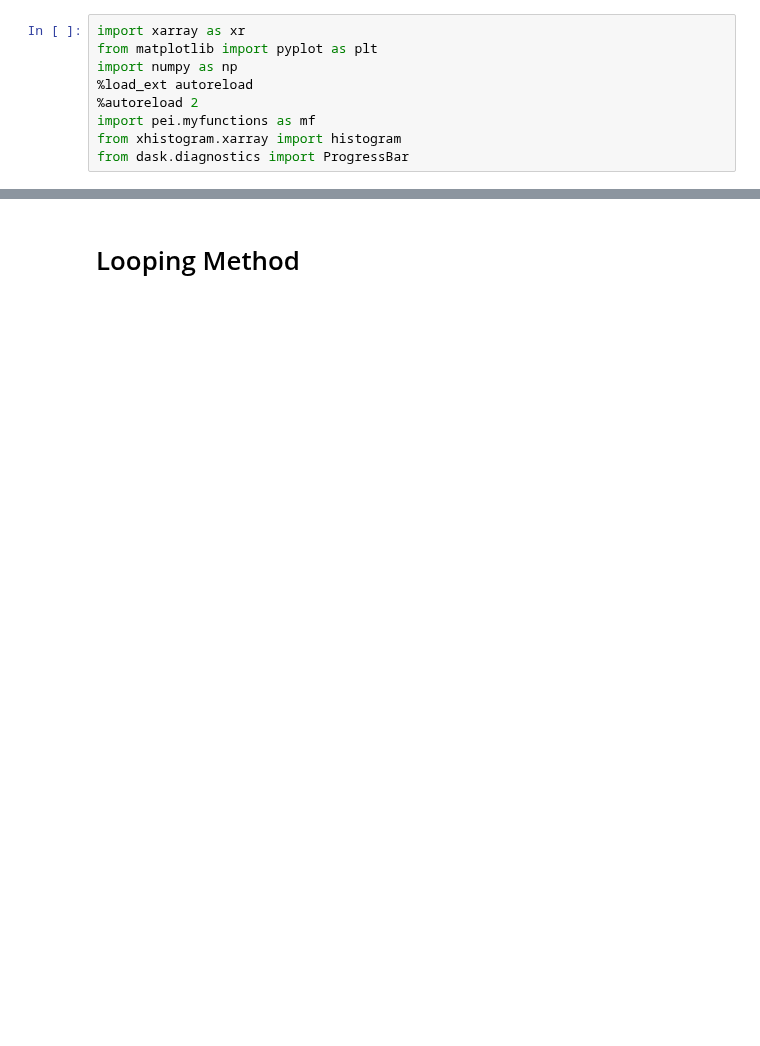
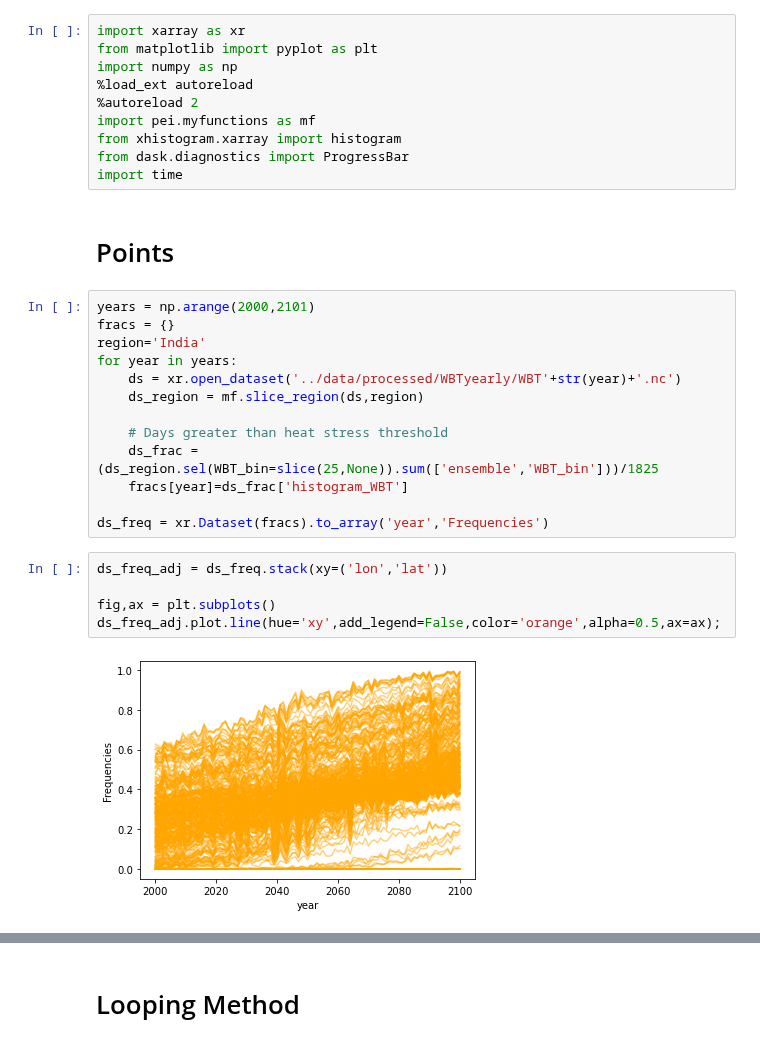
Before and after one commit to KYan19/pei, a Jupyter notebook: notebooks/5.2_WBTPlots2.ipynb, the cells around one changed output, grey strips where cells are left out. Saved outputs shown, nothing was run; the diff lists cells and outputs as text; blank space fills up the shorter version.

Commit message:
Working with spatially binned data

```diff
--- a/notebooks/5.2_WBTPlots2.ipynb
+++ b/notebooks/5.2_WBTPlots2.ipynb
@@ -7,3 +7,26 @@ import numpy as np
 import pei.myfunctions as mf
 from xhistogram.xarray import histogram
 from dask.diagnostics import ProgressBar
+import time
+# %% [markdown]
+# Points
+# %%
+years = np.arange(2000,2101)
+fracs = {}
+region='India'
+for year in years:
+    ds = xr.open_dataset('../data/processed/WBTyearly/WBT'+str(year)+'.nc')
+    ds_region = mf.slice_region(ds,region)
+
+    # Days greater than heat stress threshold
+    ds_frac = (ds_region.sel(WBT_bin=slice(25,None)).sum(['ensemble','WBT_bin']))/1825
+    fracs[year]=ds_frac['histogram_WBT']
+
+ds_freq = xr.Dataset(fracs).to_array('year','Frequencies')
+# %%
+ds_freq_adj = ds_freq.stack(xy=('lon','lat'))
+
+fig,ax = plt.subplots()
+ds_freq_adj.plot.line(hue='xy',add_legend=False,color='orange',alpha=0.5,ax=ax);
+# %% [output]
+[figure, added]
```
Also changed, not shown: parts of 10 cells of this notebook, 5 other files.
